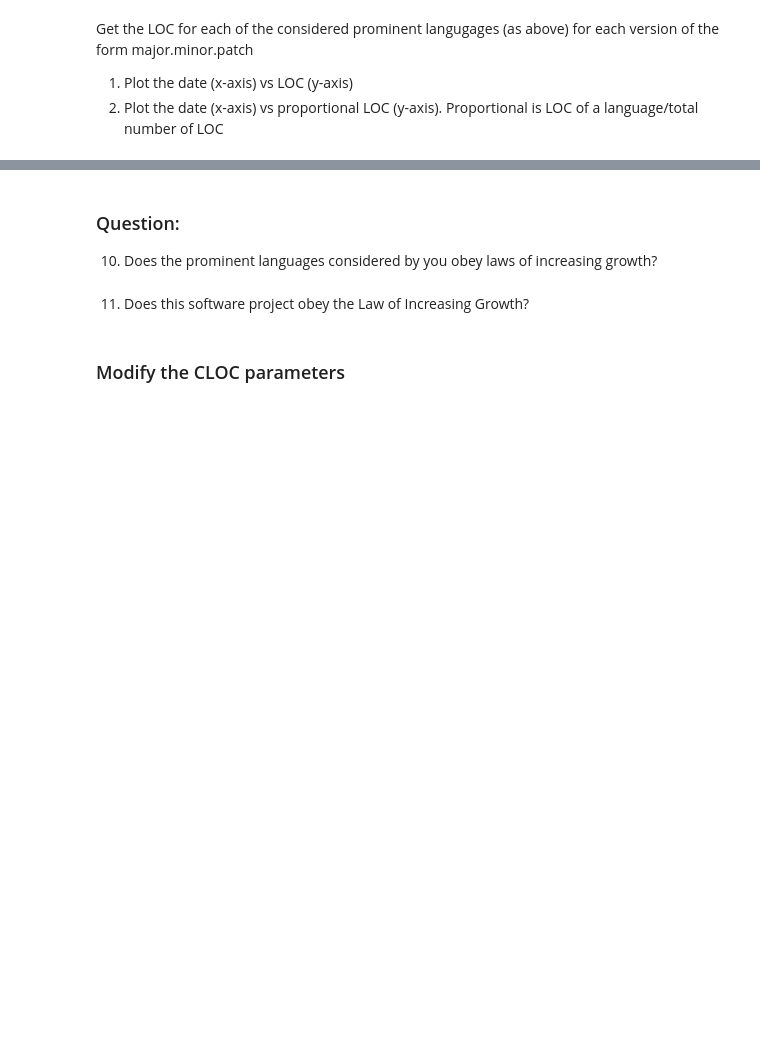
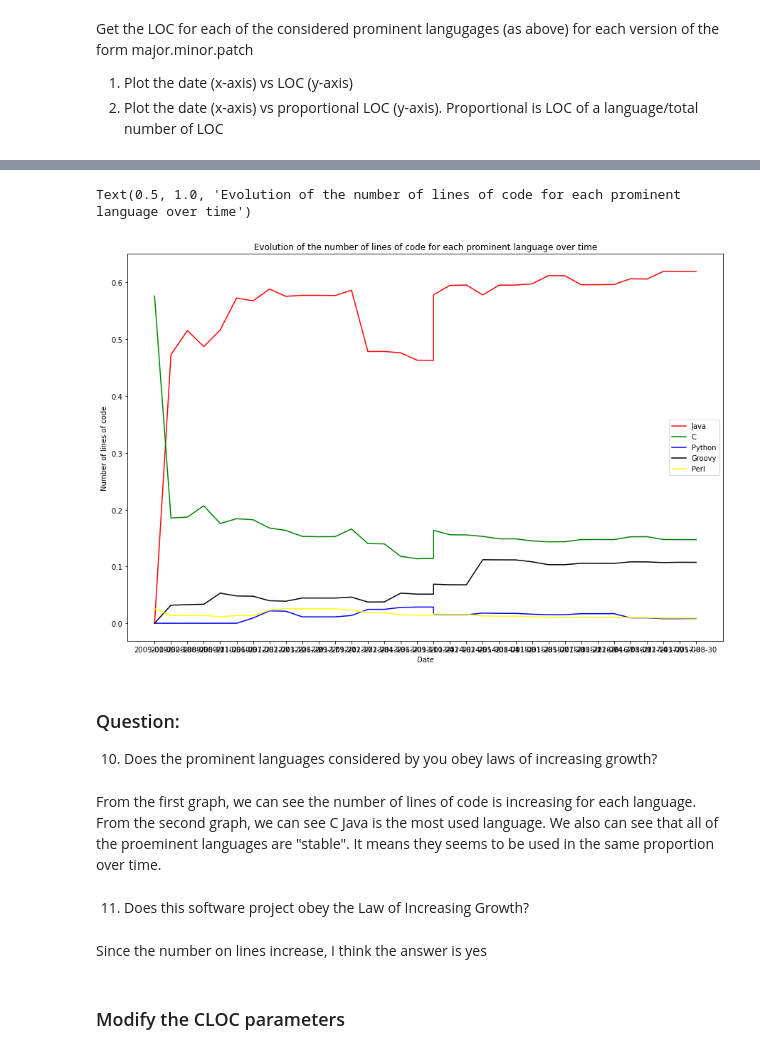
Before and after one commit to UmonsVDA/Software_evolution_TP2_2023, a Jupyter notebook: TP2_section2.ipynb, the cells around one changed output, grey strips where cells are left out. Saved outputs shown, nothing was run; the diff lists cells and outputs as text; code cells hidden in the pictures; blank space fills up the shorter version.

```diff
--- a/TP2_section2.ipynb
+++ b/TP2_section2.ipynb
@@ -496,7 +525,29 @@ data
+# %%
+# [item['Python'] if 'Python' in item.keys() else 0 for item in useful_data ]
+
+#plot the evolution of the number of lines of code for each prominent language over time (proportional))
+# Your code here
+plt.figure(figsize=(15,10))
+plt.plot([item['date'] for item in useful_data ],[item['Java']/item['SUM'] if 'Java' in item.keys() else 0 for item in useful_data ],color='red')
+plt.plot([item['date'] for item in useful_data ],[item['C']/item['SUM'] if 'C' in item.keys() else 0 for item in useful_data ],color='green')
+plt.plot([item['date'] for item in useful_data ],[item['Python']/item['SUM'] if 'Python' in item.keys() else 0 for item in useful_data ],color='blue')
+plt.plot([item['date'] for item in useful_data ],[item['Groovy']/item['SUM'] if 'Groovy' in item.keys() else 0 for item in useful_data ],color='black')
+plt.plot([item['date'] for item in useful_data ],[item['Perl']/item['SUM'] if 'Perl' in item.keys() else 0 for item in useful_data ],color='yellow')
+plt.legend(['Java','C','Python','Groovy','Perl'])
+plt.xlabel('Date')
+plt.ylabel('Number of lines of code')
+plt.title('Evolution of the number of lines of code for each prominent language over time (proportional)')
+# %% [output]
+Text(0.5, 1.0, 'Evolution of the number of lines of code for each prominent language over time')
+[figure, added]
 # %% [markdown]
 ### Question:
 10. Does the prominent languages considered by you obey laws of increasing growth?
+# %% [markdown]
+From the first graph, we can see the number of lines of code is increasing for each language. From the second graph, we can see C Java is the most used language. We also can see that all of the proeminent languages are "stable". It means they seems to be used in the same proportion over time.
 # %% [markdown]
 11. Does this software project obey the Law of Increasing Growth?
+# %% [markdown]
+Since the number on lines increase, I think the answer is yes
 # %% [markdown]
 ### Modify the CLOC parameters
```
Also changed, not shown: parts of 35 cells of this notebook.
